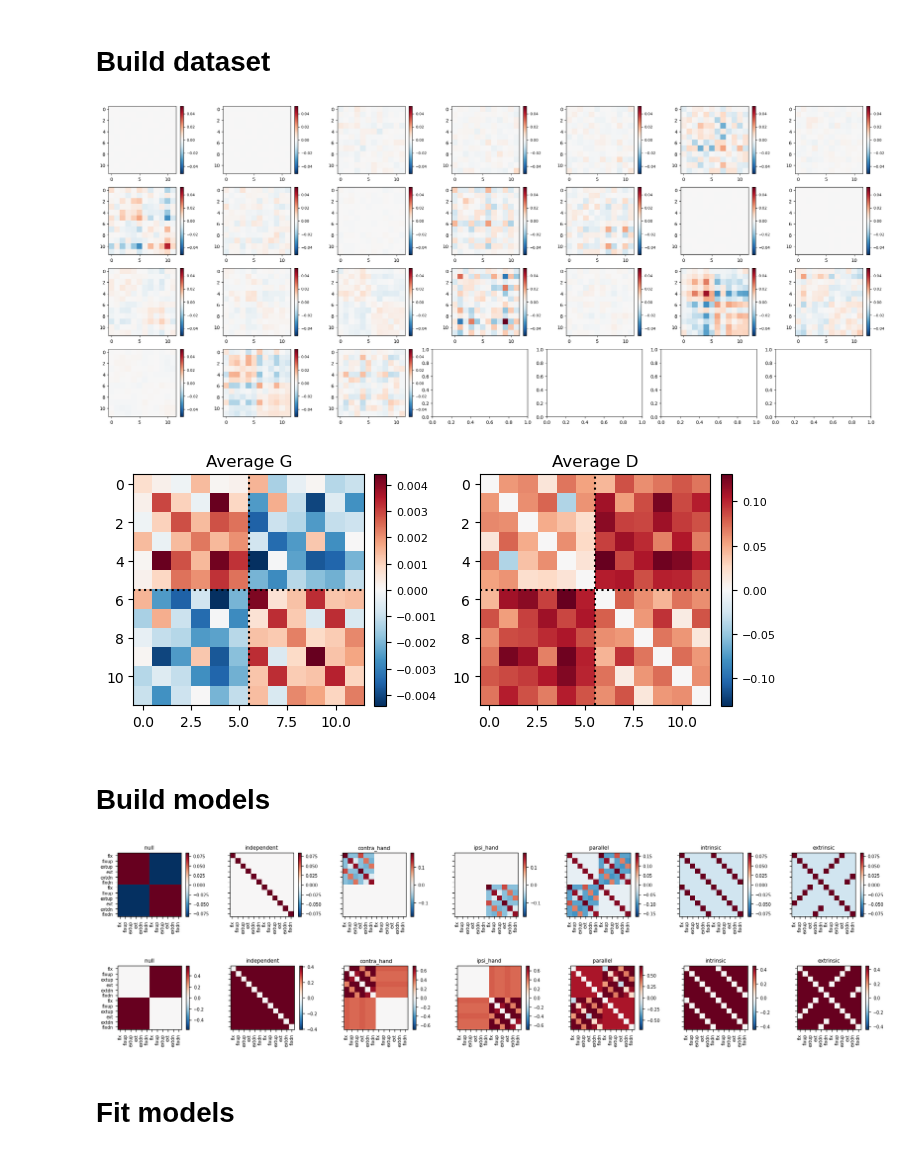
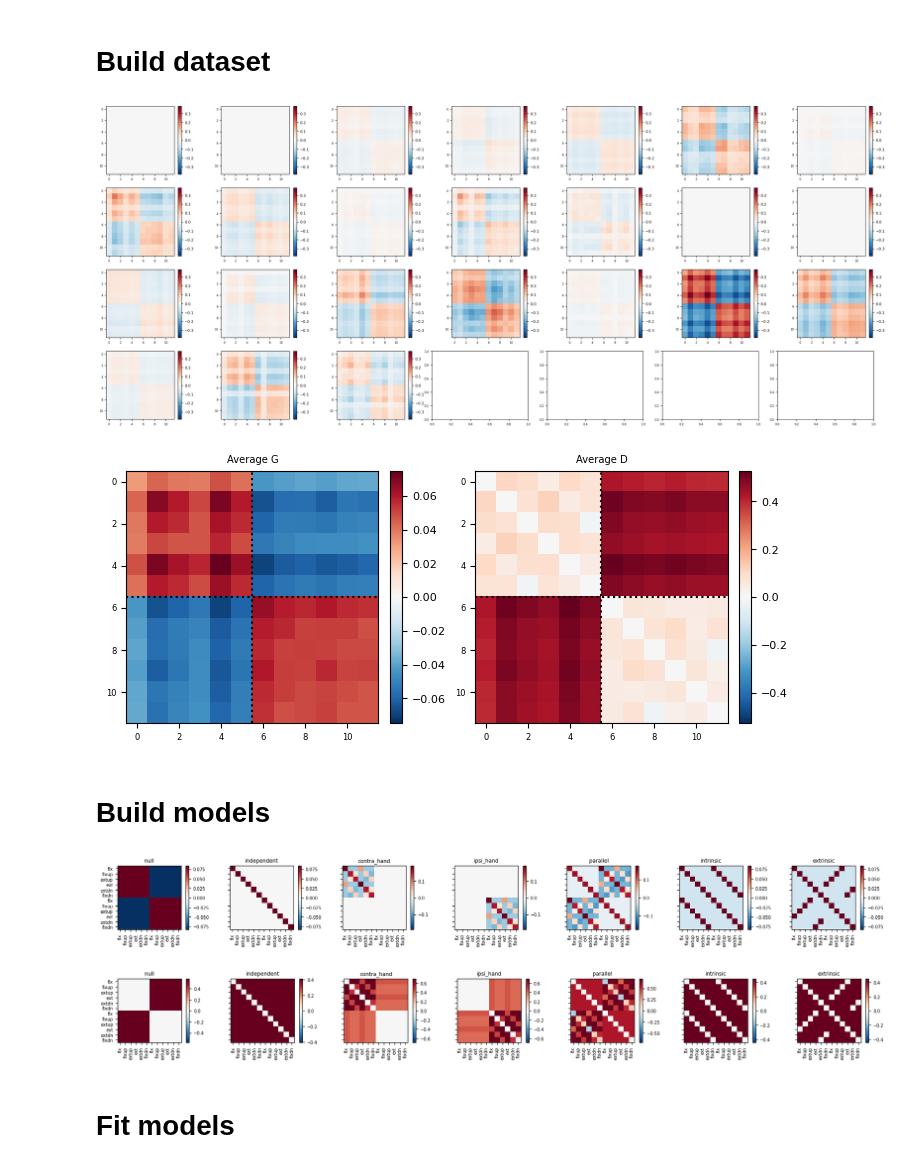
Before and after one commit to alighavam/bimanual_wrist, a Jupyter notebook: notebooks_mri/PCM_unimanual.ipynb, the cells around one changed output. Saved outputs shown, nothing was run; the diff lists cells and outputs as text; code cells hidden in the pictures.

```diff
--- a/notebooks_mri/PCM_unimanual.ipynb
+++ b/notebooks_mri/PCM_unimanual.ipynb
@@ -63,7 +64,7 @@ sn_bad = [102, 103]
 regions = ['M1','S1','PMd','PMv','SMA','SPLa','SPLp','V1']
 hem = ['L','R']
 
-region = regions[3]
+region = regions[0]
 data, cond_vec, part_vec = [], [], []
 for i_hem, h in enumerate(hem):
     roi = f'{region}_{h}'
@@ -147,35 +148,35 @@ ax[0].imshow(G_hat_avg, vmin=-vmax_avg, vmax=vmax_avg, cmap=cmap)
 sm = ScalarMappable(cmap=cmap, norm=plt.Normalize(vmin=-vmax_avg, vmax=vmax_avg))
 sm.set_array([])
 cbar = plt.colorbar(sm, ax=ax[0], fraction=0.046, pad=0.04)
 cbar.ax.tick_params(labelsize=8)
 ax[0].set_title(f'Average G')
 ax[0].axhline(5.5, color='k', linestyle=':', linewidth=1.5)
 ax[0].axvline(5.5, color='k', linestyle=':', linewidth=1.5)
 
 D_avg = pcm.G_to_dist(G_hat_avg)
 D_avg = np.sign(D_avg) * np.sqrt(np.abs(D_avg))
 vmax = np.abs(D_avg).max()
 ax[1].imshow(D_avg, vmin=-vmax, vmax=vmax, cmap=cmap)
 sm = ScalarMappable(cmap=cmap, norm=plt.Normalize(vmin=-vmax, vmax=vmax))
 sm.set_array([])
 cbar = plt.colorbar(sm, ax=ax[1], fraction=0.046, pad=0.04)
 cbar.ax.tick_params(labelsize=8)
 ax[1].set_title(f'Average D')
 ax[1].axhline(5.5, color='k', linestyle=':', linewidth=1.5)
 ax[1].axvline(5.5, color='k', linestyle=':', linewidth=1.5)
 plt.tight_layout()
 plt.show()
 
 # save PCM dataset (Y):
 file_path_save = os.path.join(analysisDir, f'pcm_dataset_12by12_{region}.npz')
 np.savez(file_path_save, Y=Y, cond_vec=cond_vec, part_vec=part_vec)
 
 # save mean G:
 file_path_save = os.path.join(analysisDir, f'pcm_Ghat_avg_12by12_{region}.npz')
 np.savez(file_path_save, G_hat=G_hat_avg)
 # %% [output]
-[figure, old version]
+[figure, new version]
-[figure, old version]
+[figure, new version]
 # %% [markdown]
 # Build models
 # %%
@@ -259,6 +260,10 @@ M.append(pcm.ComponentModel('intrinsic', [modelG['null'][0],modelG['independent'
 M.append(pcm.ComponentModel('extrinsic', [modelG['null'][0],modelG['independent'][0],modelG['contra_hand'][0], modelG['ipsi_hand'][0], modelG['extrinsic'][0]]))
 M.append(pcm.ComponentModel('intrinsic+extrinsic', [modelG['null'][0],modelG['independent'][0],modelG['contra_hand'][0], modelG['ipsi_hand'][0], modelG['intrinsic'][0], modelG['extrinsic'][0]]))
 
+# noise ceiling model:
+M_ceil = pcm.FreeModel('ceil',ncond)
+M.append(M_ceil)
+
 # PLOT:
 n = len(modelG)
 plt.rcParams.update({'font.size': 7})
@@ -292,8 +297,8 @@ for i in range(n):
 plt.tight_layout()
 plt.show()
 # %% [output]
-[figure, old version]
+[figure, new version]
-[figure, old version]
+[figure, new version]
 # %% [markdown]
 # Fit models
 # %%
```
Also changed, not shown: parts of 5 cells of this notebook, 4 other files.
